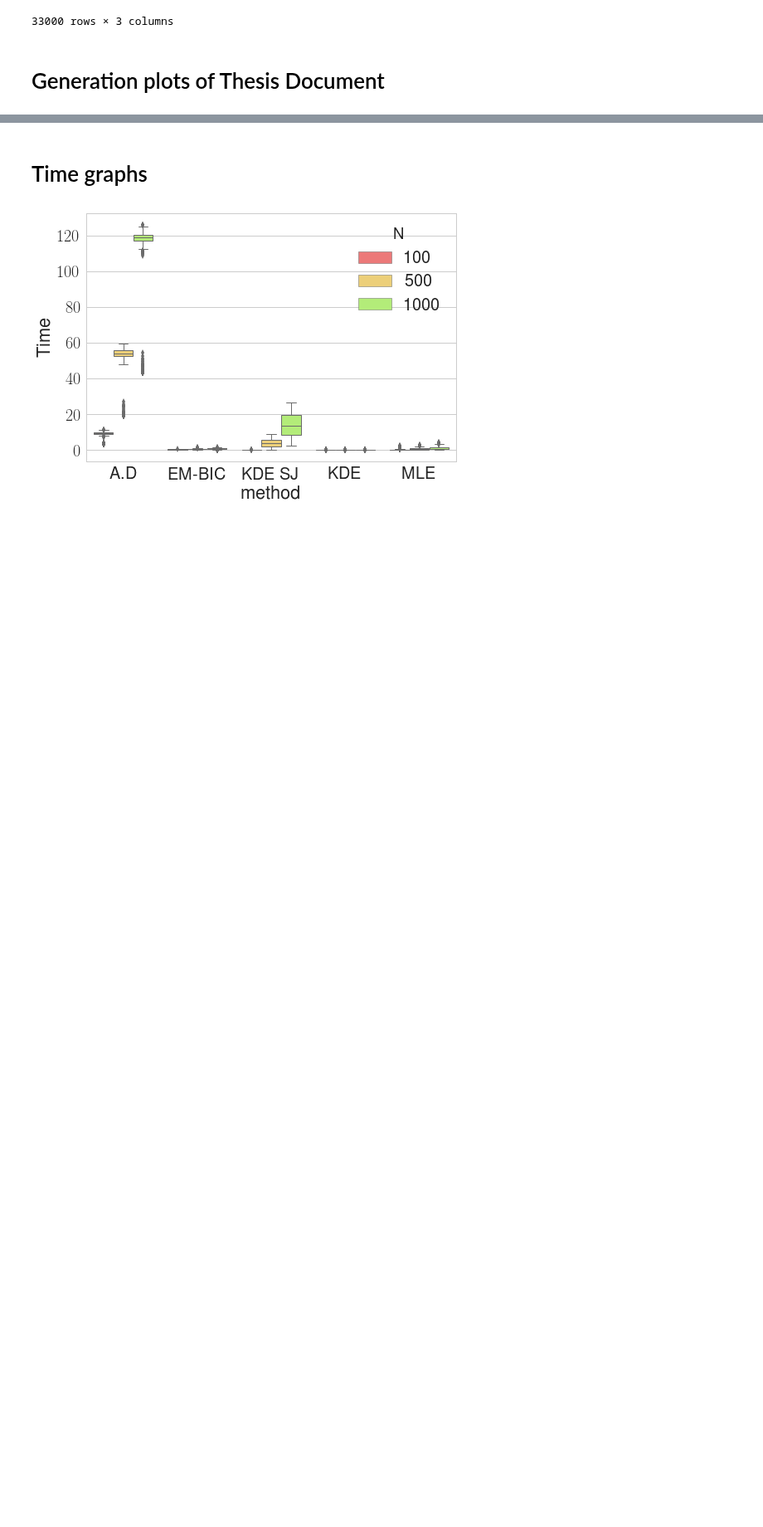
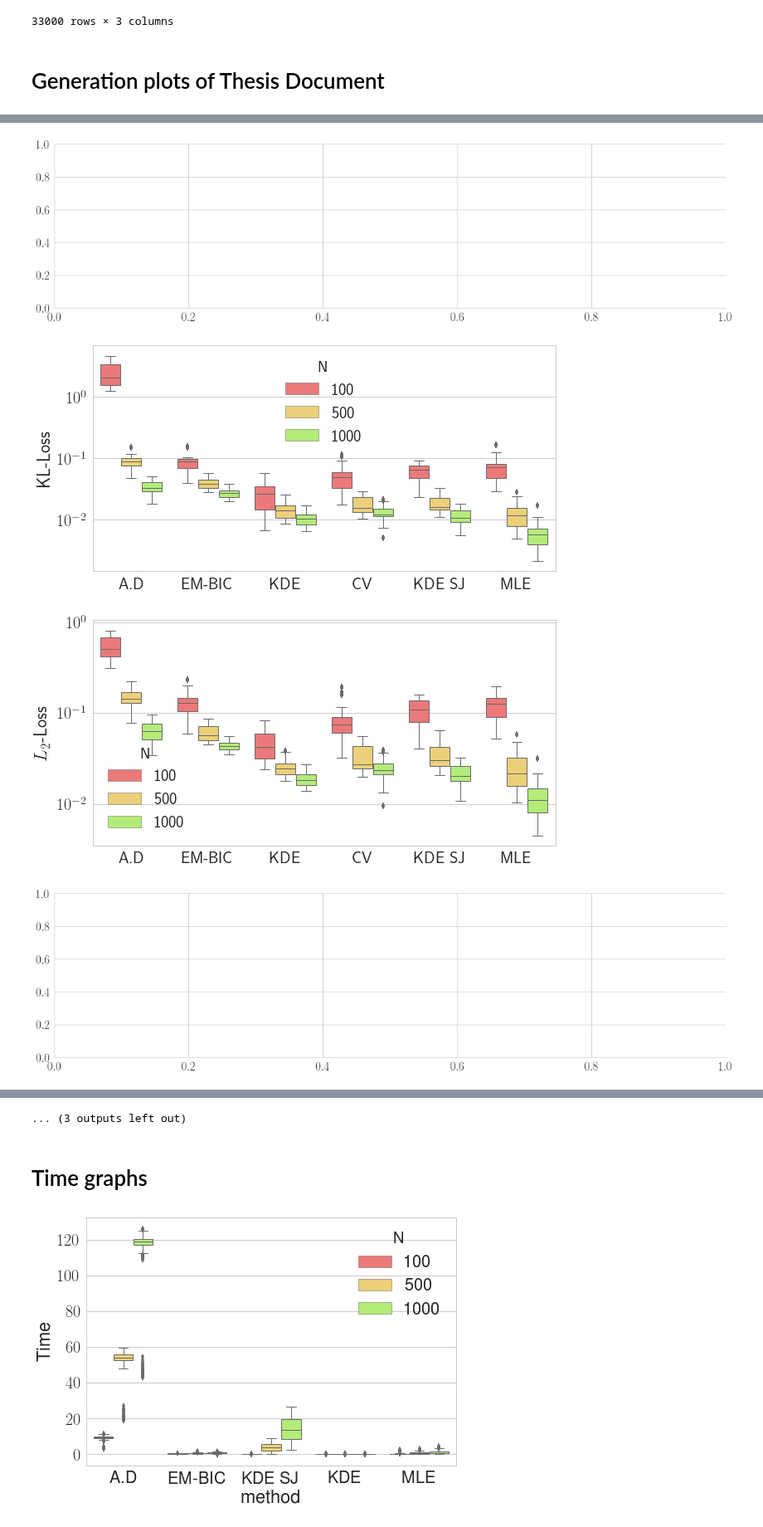
Before and after one commit to mehdisebbar/kl-aggregation, a Jupyter notebook: weight_vector_simulations_paper/weight_vector_estim_code/result extract v2.ipynb, the cells around one changed output, grey strips where cells are left out. Shown at 83% size. Saved outputs shown, nothing was run; the diff lists cells and outputs as text; code cells hidden in the pictures; blank space fills up the shorter version.

Commit message:
plot script

```diff
--- a/weight_vector_simulations_paper/weight_vector_estim_code/result extract v2.ipynb
+++ b/weight_vector_simulations_paper/weight_vector_estim_code/result extract v2.ipynb
@@ -255,33 +222,0 @@ for type_dens in df5.type_dens.unique():
-# %%
-import matplotlib.pyplot as plt
-import seaborn as sns
-def test(df, type_dens, metric):
-    plt.figure(figsize=(10,5))
-    boxplot = sns.boxplot(x="method", y="Loss", hue="N", data=df[(df.metric==metric) & (df.type_dens==type_dens)],
-                         palette=["#ff6666", "#ffd966", "#b3ff66"])
-    for patch in boxplot.artists:
-        r, g, b, a = patch.get_facecolor()
-        patch.set_facecolor((r, g, b, 1))
-    boxplot.set_xlabel('')
-    if metric == 'L2':
-        boxplot.set_ylabel(r'$L_2$-Loss')
-    else:
-        boxplot.set_ylabel(metric+'-Loss')
-    sns_plot = boxplot.get_figure()
-    for ax in sns_plot.get_axes():
-        ax.set_yscale('log')
-    sns_plot = boxplot.get_figure()
-    sns_plot.savefig("../../phd-thesis/TeX_files/res_"+type_dens+"_"+metric, dpi=100, transparent=True, bbox_inches='tight', pad_inches=0)
-
-
-
-for type_dens_list in ['uniform', 'rect', 'gauss', 'lapl_gauss','lapl_gauss_not_dict']:
-    plt.subplots(figsize=(20,5))
-    plt.rc('text', usetex=True)
-    plt.rc('font', family='serif')
-    sns.set_style("whitegrid")
-    sns.despine()
-    sns.set_context("notebook", font_scale=2, rc={"lines.linewidth": 1})
-    for type_dens in [type_dens_list]:
-        for metric in ["KL", "L2"]:
-            test(df5, type_dens, metric)
@@ -301,0 +223,11 @@ for type_dens_list in ['uniform', 'rect', 'gauss', 'lapl_gauss','lapl_gauss_not_
+# %%
+%matplotlib inline
+import pandas as pd
+df5 = pd.read_csv("/Users/mehdi/Downloads/GLU_valid_2017-06-12_18.37.51/cleaned_results_N_100_500_1000_GLU_2017-06-12_18.37.51.csv")
+from plot_graphs import plot_weight_estim_loss_thesis
+plot_weight_estim_loss_thesis(df5, "GL")
+# %% [output]
+[figure, added]
+[figure, added]
+[figure, added]
+[figure, added]
@@ -302,2 +242,3 @@ for type_dens_list in ['uniform', 'rect', 'gauss', 'lapl_gauss','lapl_gauss_not_
+... (3 outputs left out)
 # %% [markdown]
 # Time graphs
```
Also changed, not shown: parts of 17 cells of this notebook, 2 other files.
